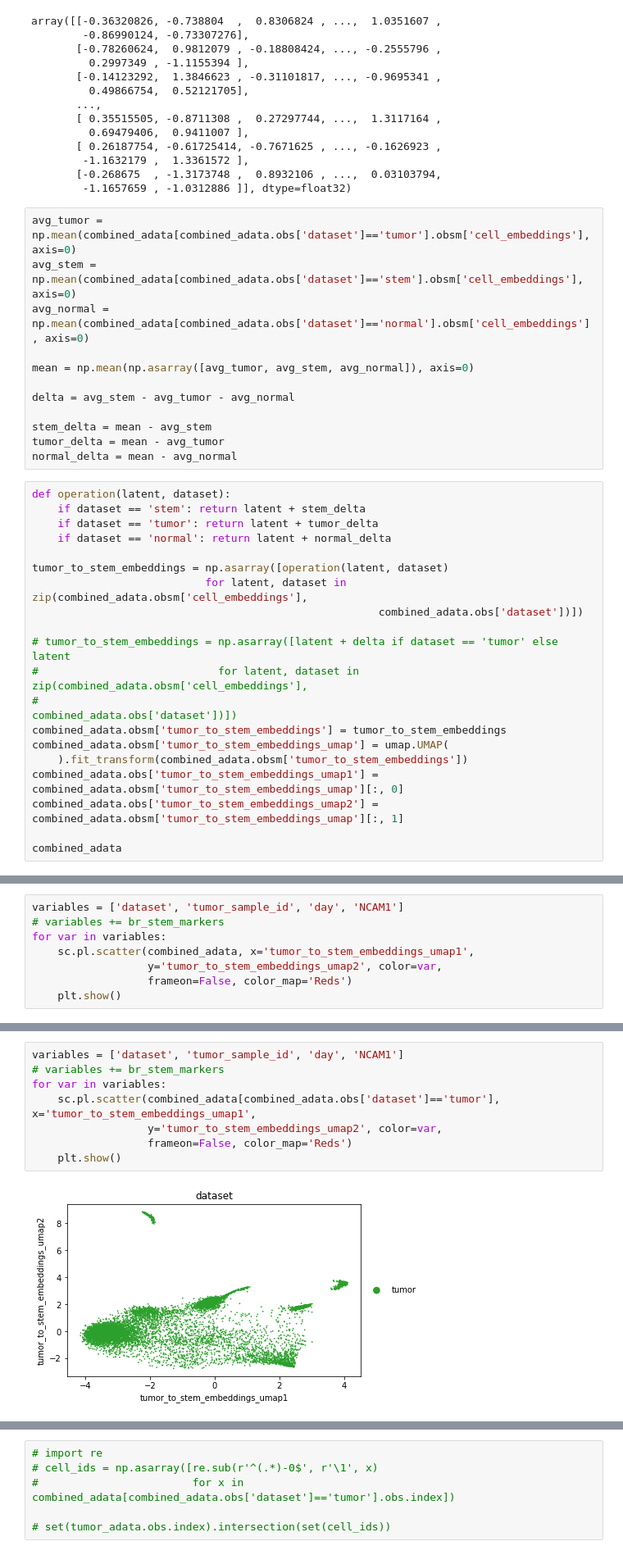
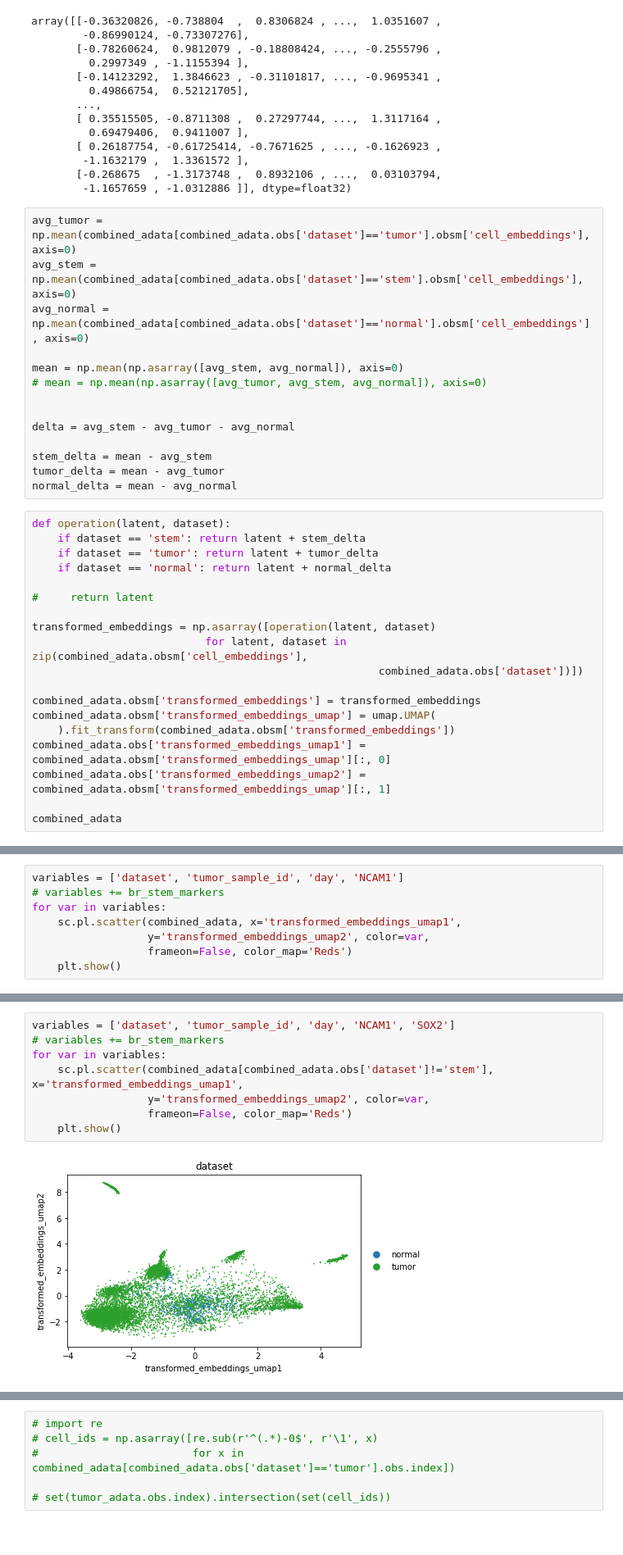
Before and after one commit to ding-lab/pollock, a Jupyter notebook: notebooks/ccrcc_stemness.ipynb, the cells around one changed output, grey strips where cells are left out. Shown at 82% size. Cells and saved outputs as stored; diff of their text form.

```diff
--- a/notebooks/ccrcc_stemness.ipynb
+++ b/notebooks/ccrcc_stemness.ipynb
@@ -575,7 +575,9 @@ avg_tumor = np.mean(combined_adata[combined_adata.obs['dataset']=='tumor'].obsm[
 avg_stem = np.mean(combined_adata[combined_adata.obs['dataset']=='stem'].obsm['cell_embeddings'], axis=0)
 avg_normal = np.mean(combined_adata[combined_adata.obs['dataset']=='normal'].obsm['cell_embeddings'], axis=0)
 
-mean = np.mean(np.asarray([avg_tumor, avg_stem, avg_normal]), axis=0)
+mean = np.mean(np.asarray([avg_stem, avg_normal]), axis=0)
+# mean = np.mean(np.asarray([avg_tumor, avg_stem, avg_normal]), axis=0)
+
 
 delta = avg_stem - avg_tumor - avg_normal
 
@@ -588,18 +590,17 @@ def operation(latent, dataset):
     if dataset == 'tumor': return latent + tumor_delta
     if dataset == 'normal': return latent + normal_delta
 
-tumor_to_stem_embeddings = np.asarray([operation(latent, dataset)
+#     return latent
+
+transformed_embeddings = np.asarray([operation(latent, dataset)
                            for latent, dataset in zip(combined_adata.obsm['cell_embeddings'],
                                                       combined_adata.obs['dataset'])])
 
-# tumor_to_stem_embeddings = np.asarray([latent + delta if dataset == 'tumor' else latent
-#                            for latent, dataset in zip(combined_adata.obsm['cell_embeddings'],
-#                                                       combined_adata.obs['dataset'])])
-combined_adata.obsm['tumor_to_stem_embeddings'] = tumor_to_stem_embeddings
-combined_adata.obsm['tumor_to_stem_embeddings_umap'] = umap.UMAP(
-    ).fit_transform(combined_adata.obsm['tumor_to_stem_embeddings'])
-combined_adata.obs['tumor_to_stem_embeddings_umap1'] = combined_adata.obsm['tumor_to_stem_embeddings_umap'][:, 0]
-combined_adata.obs['tumor_to_stem_embeddings_umap2'] = combined_adata.obsm['tumor_to_stem_embeddings_umap'][:, 1]
+combined_adata.obsm['transformed_embeddings'] = transformed_embeddings
+combined_adata.obsm['transformed_embeddings_umap'] = umap.UMAP(
+    ).fit_transform(combined_adata.obsm['transformed_embeddings'])
+combined_adata.obs['transformed_embeddings_umap1'] = combined_adata.obsm['transformed_embeddings_umap'][:, 0]
+combined_adata.obs['transformed_embeddings_umap2'] = combined_adata.obsm['transformed_embeddings_umap'][:, 1]
 
 combined_adata
 # %% [output]
@@ -623,8 +624,8 @@ AnnData object with n_obs × n_vars = 47048 × 10249
 variables = ['dataset', 'tumor_sample_id', 'day', 'NCAM1']
 # variables += br_stem_markers
 for var in variables:
-    sc.pl.scatter(combined_adata, x='tumor_to_stem_embeddings_umap1',
-                  y='tumor_to_stem_embeddings_umap2', color=var,
+    sc.pl.scatter(combined_adata, x='transformed_embeddings_umap1',
+                  y='transformed_embeddings_umap2', color=var,
                   frameon=False, color_map='Reds')
     plt.show()
 # %% [output]
@@ -635,10 +636,10 @@ for var in variables:
 # %%
-variables = ['dataset', 'tumor_sample_id', 'day', 'NCAM1']
+variables = ['dataset', 'tumor_sample_id', 'day', 'NCAM1', 'SOX2']
 # variables += br_stem_markers
 for var in variables:
-    sc.pl.scatter(combined_adata[combined_adata.obs['dataset']=='tumor'], x='tumor_to_stem_embeddings_umap1',
-                  y='tumor_to_stem_embeddings_umap2', color=var,
+    sc.pl.scatter(combined_adata[combined_adata.obs['dataset']!='stem'], x='transformed_embeddings_umap1',
+                  y='transformed_embeddings_umap2', color=var,
                   frameon=False, color_map='Reds')
     plt.show()
 # %% [output]
-[figure, old version]
+[figure, new version]
```
Also changed, not shown: parts of 8 cells of this notebook.
